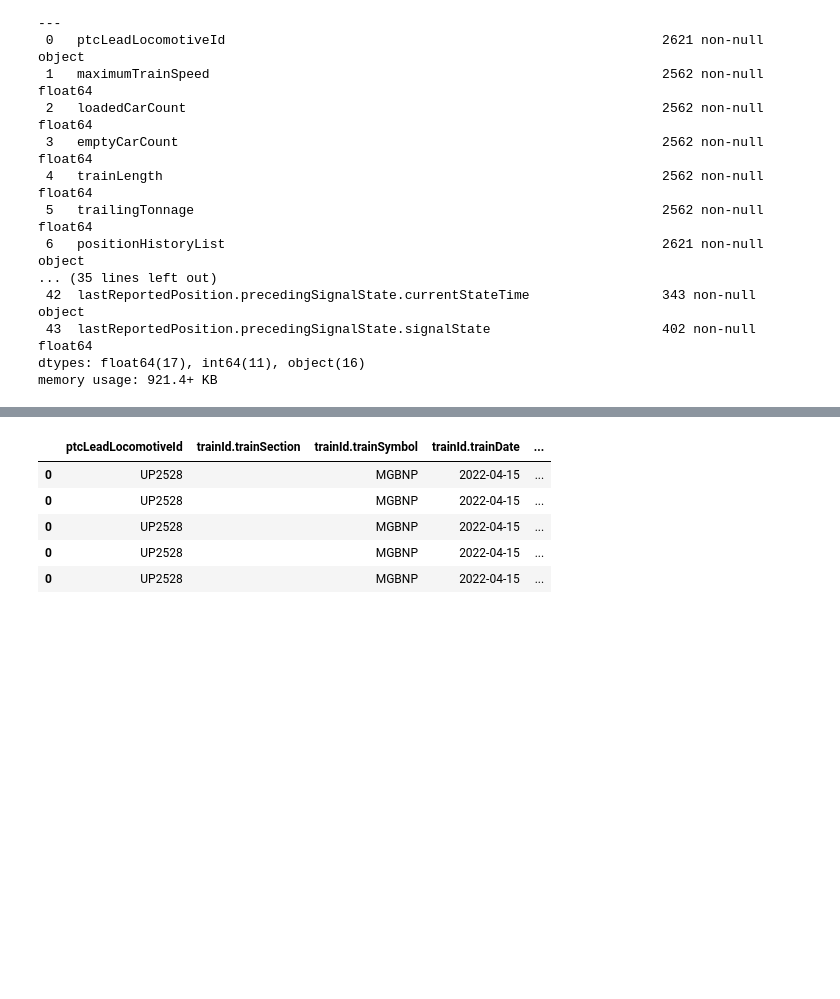
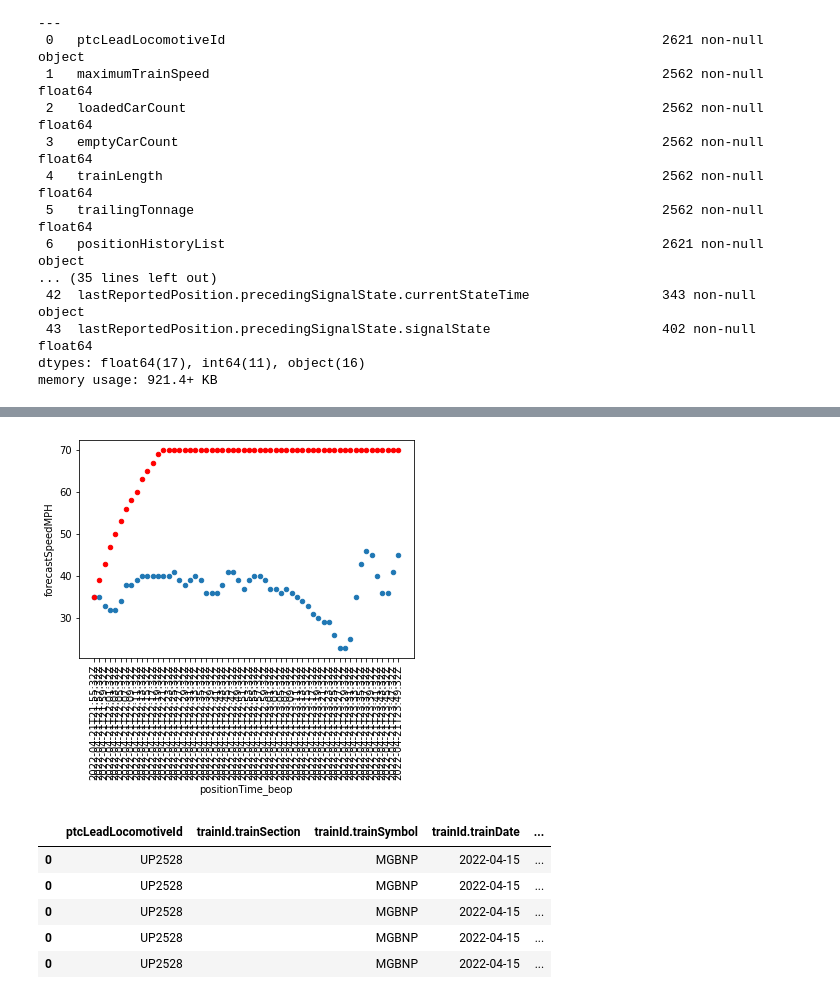
Before and after one commit to swicklund/hackathon, a Jupyter notebook: TensorFlowSteve.ipynb, the cells around one changed output, grey strips where cells are left out. Drawn from its saved outputs; the diff is of its cells as text; code cells hidden in the pictures; blank space fills up the shorter version.

```diff
--- a/TensorFlowSteve.ipynb
+++ b/TensorFlowSteve.ipynb
@@ -141,0 +163,4 @@ pd.json_normalize(dfTrains.iloc[100]['trainActualPositionList'])
+# %%
+dn = joined.dropna()
+dn = dn.apply(lambda x: abs(x) if x.name=='speedMPH' or  x.name=='forecastSpeedMPH' else x)
+dn
@@ -142,3 +185,12 @@ pd.json_normalize(dfTrains.iloc[100]['trainActualPositionList'])
+# %%
+ax = plt.gca()
+dn.plot(x="positionTime_beop", y="speedMPH", kind="scatter", ax=ax )
+dn.plot(x="positionTime_beop", y="forecastSpeedMPH", kind="scatter", color="red", ax=ax )
+
+plt.xticks(rotation='vertical')
+plt.show()
+# %% [output]
+[figure, added]
 # %%
 cols = list(dfTrains.columns)
 df3 = dfTrains[[cols[0]] + cols[12:15]+ [cols[21]]]
```
Also changed, not shown: parts of 9 cells of this notebook.
